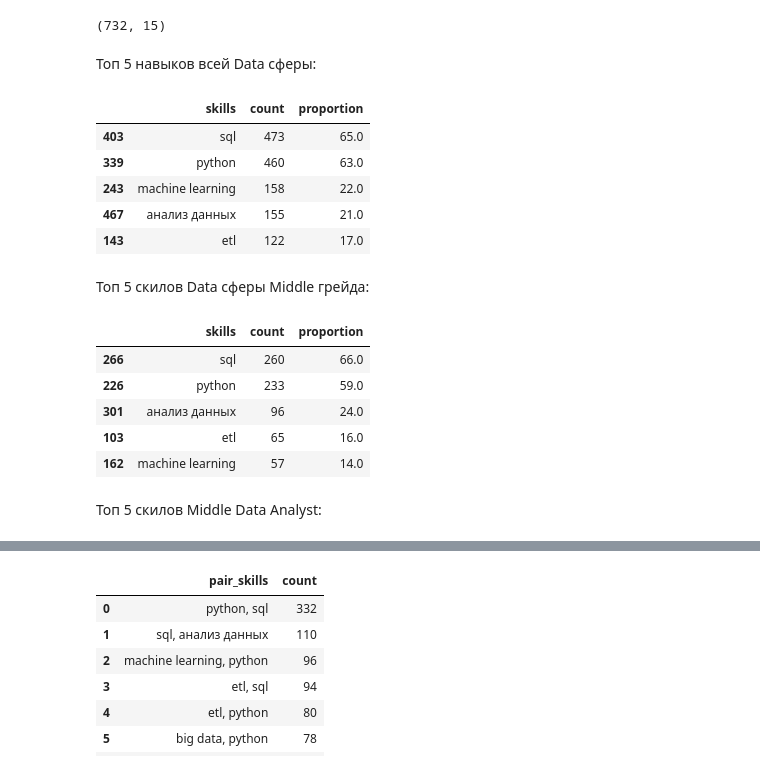
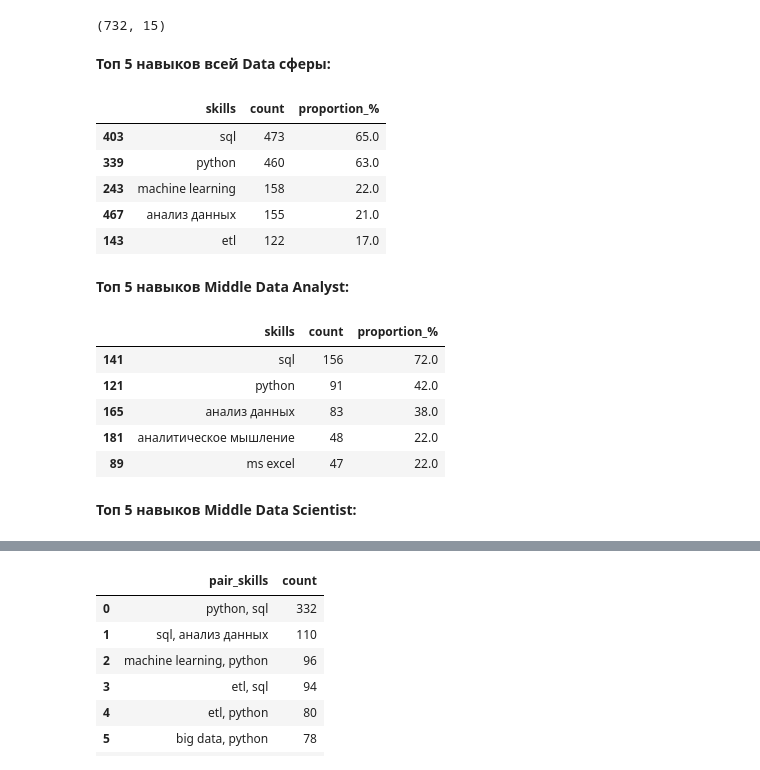
Before and after one commit to vital1an/it-vacancies-analysis, a Jupyter notebook: it_vacancies_analysis.ipynb, the cells around one changed output, grey strips where cells are left out. Saved outputs shown, nothing was run; the diff lists cells and outputs as text; code cells hidden in the pictures.

```diff
--- a/it_vacancies_analysis.ipynb
+++ b/it_vacancies_analysis.ipynb
@@ -15,7 +15,7 @@ import matplotlib.pyplot as plt
 
 На данном этапе загружаем данные и оцениваем их структуру: количество строк и столбцов, типы данных и наличие пропусков.
 # %%
-vac = pd.read_csv('data/IT_vacancies.csv', encoding='utf-8-sig', parse_dates=['published_at'])
+vac = pd.read_csv('/content/IT_vacancies.csv', encoding='utf-8-sig', parse_dates=['published_at'])
 # %%
 vac.head()
 # %% [output]
@@ -65,29 +66,24 @@ def categorize_title(text):
     text_lower = text.lower()
 
     # 1. Data Engineer
-    de_patterns = ['data engineer', 'data engineering', 'инженер данных', 'дата инженер']
+    de_patterns = ['data engineer', 'data engineering',
+                   'инженер данных', 'дата инженер']
     if any(pattern in text_lower for pattern in de_patterns):
         return 'Data Engineer'
 
-    # 2. Data Scientist
-    ds_patterns = ['data scientist', 'data science', 'исследователь данных', 'дата сайентист']
+    # 2. Data Scientist / ML Engineer
+    ds_patterns = ['data scientist', 'data science',
+                   'исследователь данных','дата сайентист',
+                   'machine learning', 'ml engineer', 'машинн', 'mlops']
     if any(pattern in text_lower for pattern in ds_patterns):
-        return 'Data Scientist'
+        return 'ML / Data Scientist'
 
-    # 3. ML Engineer
-    ml_patterns = ['machine learning', 'ml engineer', 'машинн', 'mlops']
-    if any(pattern in text_lower for pattern in ml_patterns):
-        return 'ML Engineer'
-
-    # 4. Data Analyst
+    # 3. Data Analyst
     da_patterns = ['data analyst', 'аналитик данн', 'дата аналитик']
-    # if 'business analyst' in text_lower and 'data' not in text_lower:
-    #     return 'Business Analyst'
-
     if any(pattern in text_lower for pattern in da_patterns):
         return 'Data Analyst'
 
-    # 5. Если не попали в основные категории
+    # 4. Если не попали в основные категории
     return 'other'
 
 vac['normalized_title'] = vac['name'].apply(categorize_title)
@@ -524,36 +465,37 @@ def top_skills(df, n, grade=None, n_t=None):
   for skills in df_filtered:
     all_skills.extend(skills)
 
-  # Далее в DataFrame
+  # Создаем DataFrame
   a_s = pd.DataFrame(all_skills, columns=['skills'])
   a_s = a_s.groupby('skills').size().reset_index(name='count')
-  a_s['proportion'] = ((a_s['count'])*100/
+  a_s['proportion_%'] = ((a_s['count'])*100/
                                        (df_filtered.shape[0])).round(0)
+
   result = a_s.sort_values('count', ascending=False).head(n)
   return result
 # %% [markdown]
-Топ 5 навыков всей Data сферы:
+**Топ 5 навыков всей Data сферы:**
 # %%
 all_skills =  top_skills(all_skills_Data, 5)
 all_skills
 # %% [output]
-|  | skills | count | proportion |
+|  | skills | count | proportion_% |
 | 403 | sql | 473 | 65.0 |
 | 339 | python | 460 | 63.0 |
 | 243 | machine learning | 158 | 22.0 |
 | 467 | анализ данных | 155 | 21.0 |
 | 143 | etl | 122 | 17.0 |
-# %% [markdown]
-Топ 5 скилов Data сферы Middle грейда:
+# %% [markdown]
+**Топ 5 навыков Middle Data Analyst:**
 # %%
-skills_MD =  top_skills(all_skills_Data, 5, 'Middle')
-skills_MD
+skills_M_DA =  top_skills(all_skills_Data, 5, 'Middle', 'Data Analyst')
+skills_M_DA
 # %% [output]
-|  | skills | count | proportion |
-| 266 | sql | 260 | 66.0 |
-| 226 | python | 233 | 59.0 |
-| 301 | анализ данных | 96 | 24.0 |
-| 103 | etl | 65 | 16.0 |
-| 162 | machine learning | 57 | 14.0 |
+|  | skills | count | proportion_% |
+| 141 | sql | 156 | 72.0 |
+| 121 | python | 91 | 42.0 |
+| 165 | анализ данных | 83 | 38.0 |
+| 181 | аналитическое мышление | 48 | 22.0 |
+| 89 | ms excel | 47 | 22.0 |
 # %% [markdown]
-Топ 5 скилов Middle Data Analyst:
+**Топ 5 навыков Middle Data Scientist:**
```
Also changed, not shown: parts of 64 cells of this notebook.
